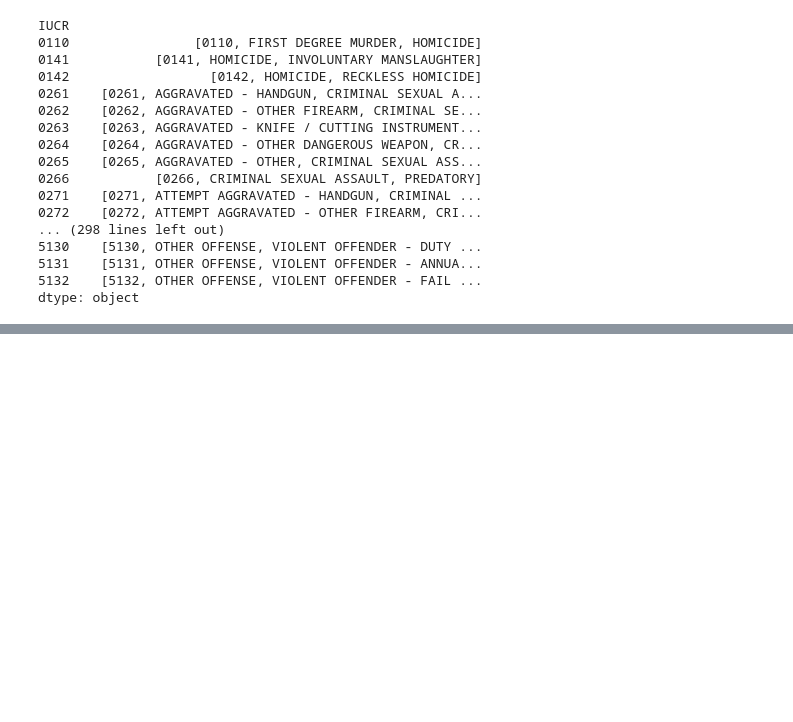
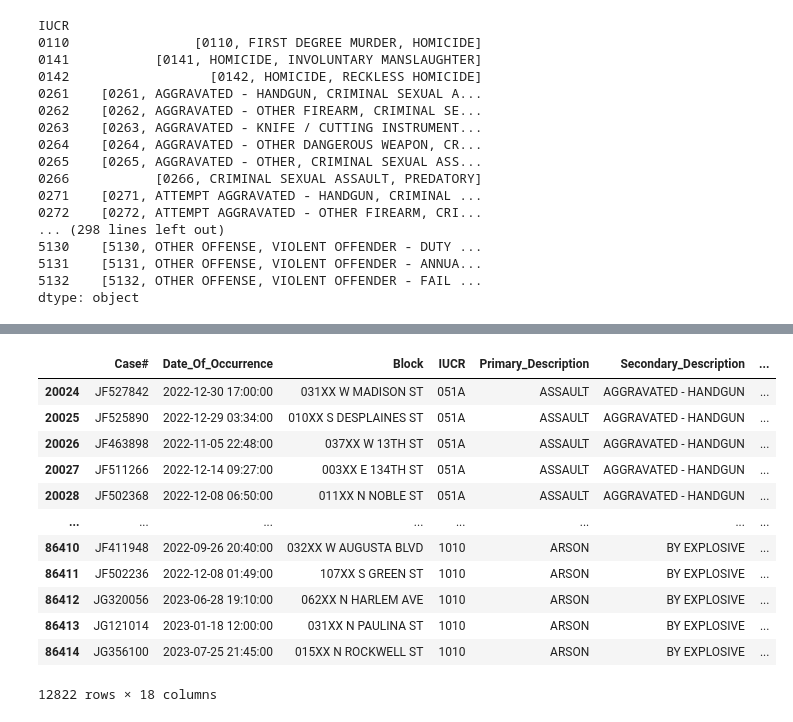
Before and after one commit to LincolnBrownBellevue/DSC540, a Jupyter notebook: Wks5-6/DSC540_Milestone2_LincolnBrown.ipynb, the cells around one changed output, grey strips where cells are left out. Saved outputs shown, nothing was run; the diff lists cells and outputs as text; code cells hidden in the pictures; blank space fills up the shorter version.

```diff
--- a/Wks5-6/DSC540_Milestone2_LincolnBrown.ipynb
+++ b/Wks5-6/DSC540_Milestone2_LincolnBrown.ipynb
@@ -286,0 +306,11 @@ chicago_crime_df.loc[chicago_crime_df['Secondary_Description'].str.contains("MUR
+# %%
+"""
+This code won't work because Tabula won't work in my Docker image:
+f = 'IUCR_Codes.pdf'
+tabula.convert_into(f, output_format="CSV", pages=pages, output_path='IUCR.csv')
+
+"""
+f = 'IUCR.csv'
+iucr_codes = pd.read_csv(f)
+print(iucr_codes.shape)
+iucr_codes.head(1000)
@@ -286,0 +412,20 @@ chicago_crime_df.loc[chicago_crime_df['Secondary_Description'].str.contains("MUR
+# %%
+# Now that the dataset is clean, let's use the 'INDEX CODE' column to
+# add a new column to the chicago_crime_df
+index_crimes = pd.merge(chicago_crime_df, clean_iucr[['IUCR','INDEX CODE']], on='IUCR')
+tracked_crimes = index_crimes.loc[index_crimes['INDEX CODE'] == 'I']
+tracked_crimes
+# %% [output]
+|  | Case# | Date_Of_Occurrence | Block | IUCR | Primary_Description | Secondary_Description | ... |
+| 20024 | JF527842 | 2022-12-30 17:00:00 | 031XX W MADISON ST | 051A | ASSAULT | AGGRAVATED - HANDGUN | ... |
+| 20025 | JF525890 | 2022-12-29 03:34:00 | 010XX S DESPLAINES ST | 051A | ASSAULT | AGGRAVATED - HANDGUN | ... |
+| 20026 | JF463898 | 2022-11-05 22:48:00 | 037XX W 13TH ST | 051A | ASSAULT | AGGRAVATED - HANDGUN | ... |
+| 20027 | JF511266 | 2022-12-14 09:27:00 | 003XX E 134TH ST | 051A | ASSAULT | AGGRAVATED - HANDGUN | ... |
+| 20028 | JF502368 | 2022-12-08 06:50:00 | 011XX N NOBLE ST | 051A | ASSAULT | AGGRAVATED - HANDGUN | ... |
+| ... | ... | ... | ... | ... | ... | ... | ... |
+| 86410 | JF411948 | 2022-09-26 20:40:00 | 032XX W AUGUSTA BLVD | 1010 | ARSON | BY EXPLOSIVE | ... |
+| 86411 | JF502236 | 2022-12-08 01:49:00 | 107XX S GREEN ST | 1010 | ARSON | BY EXPLOSIVE | ... |
+| 86412 | JG320056 | 2023-06-28 19:10:00 | 062XX N HARLEM AVE | 1010 | ARSON | BY EXPLOSIVE | ... |
+| 86413 | JG121014 | 2023-01-18 12:00:00 | 031XX N PAULINA ST | 1010 | ARSON | BY EXPLOSIVE | ... |
+| 86414 | JG356100 | 2023-07-25 21:45:00 | 015XX N ROCKWELL ST | 1010 | ARSON | BY EXPLOSIVE | ... |
+12822 rows × 18 columns
```
Also changed, not shown: parts of 10 cells of this notebook, 7 other files.
